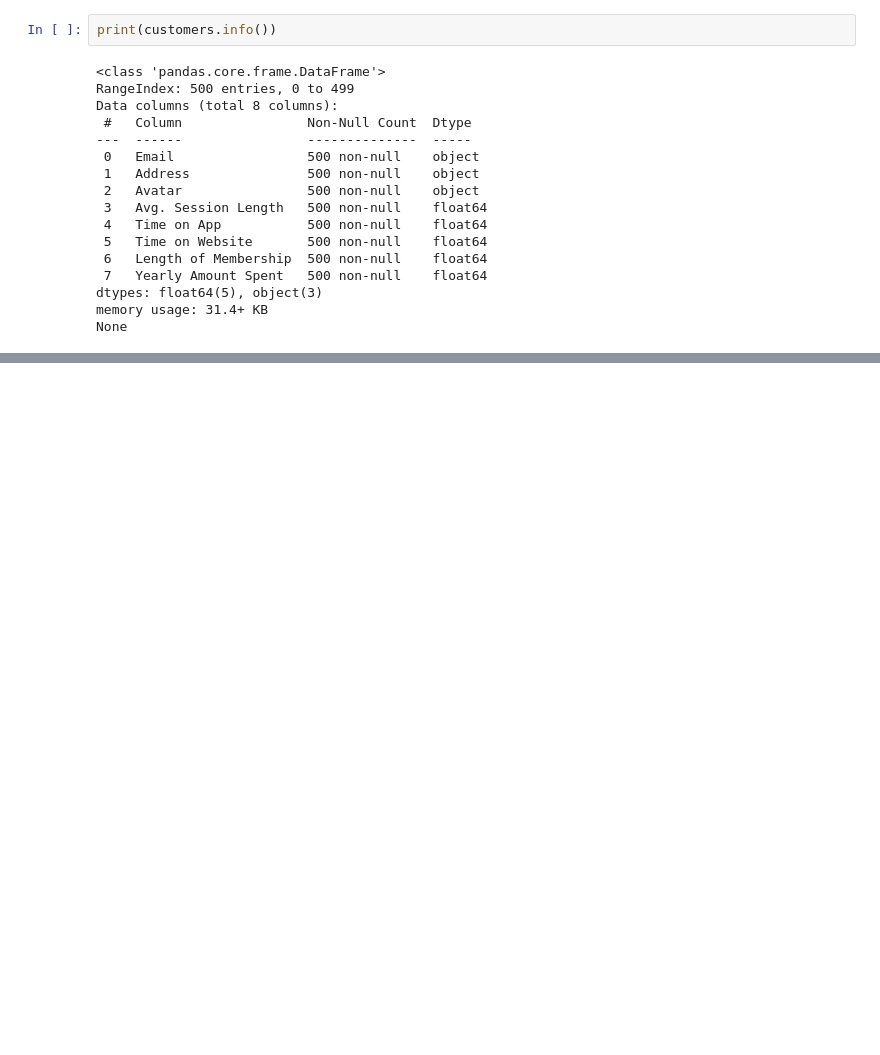
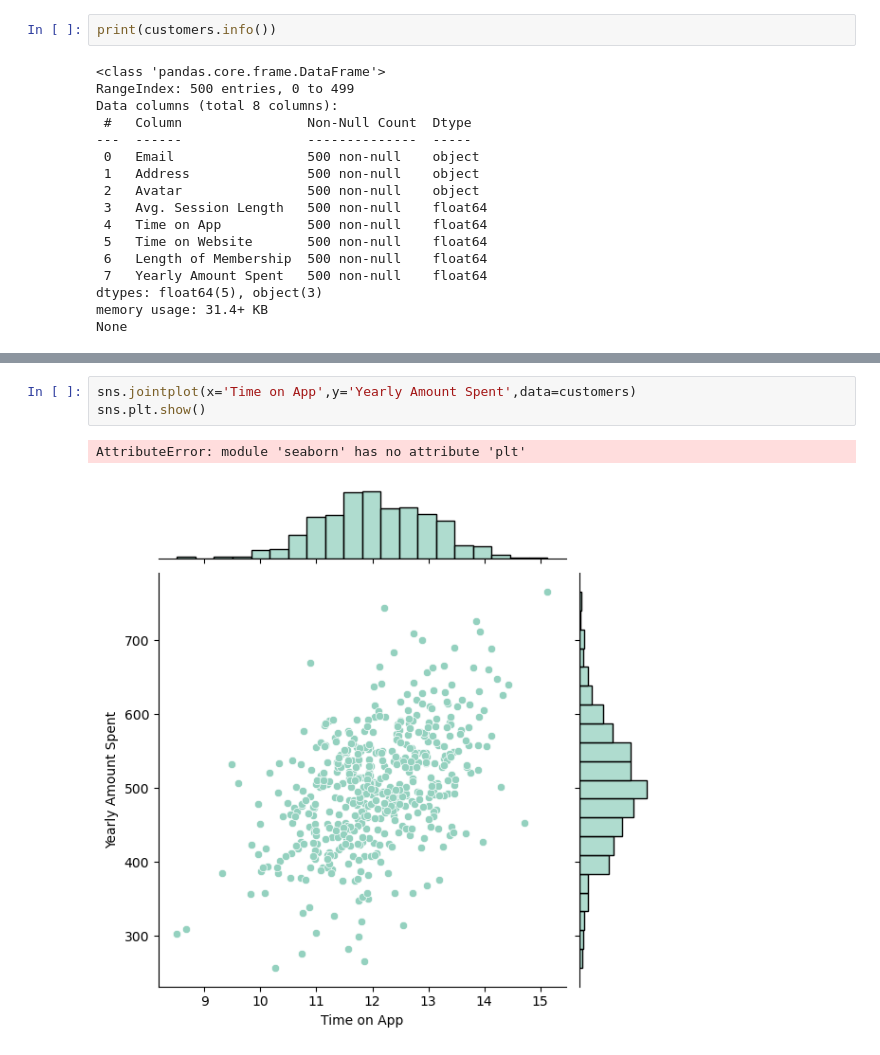
Before and after one commit to Deepak3015/Machine-Repo, a Jupyter notebook: Notebook/ecommerce.ipynb, the cells around one changed output, grey strips where cells are left out. Cells and saved outputs as stored; diff of their text form; blank space fills up the shorter version.

```diff
--- a/Notebook/ecommerce.ipynb
+++ b/Notebook/ecommerce.ipynb
@@ -68,0 +78,6 @@ None
+# %%
+sns.jointplot(x='Time on App',y='Yearly Amount Spent',data=customers)
+sns.plt.show()
+# %% [output]
+AttributeError: module 'seaborn' has no attribute 'plt'
+[figure, added]
```
Also changed, not shown: parts of 2 cells of this notebook.
